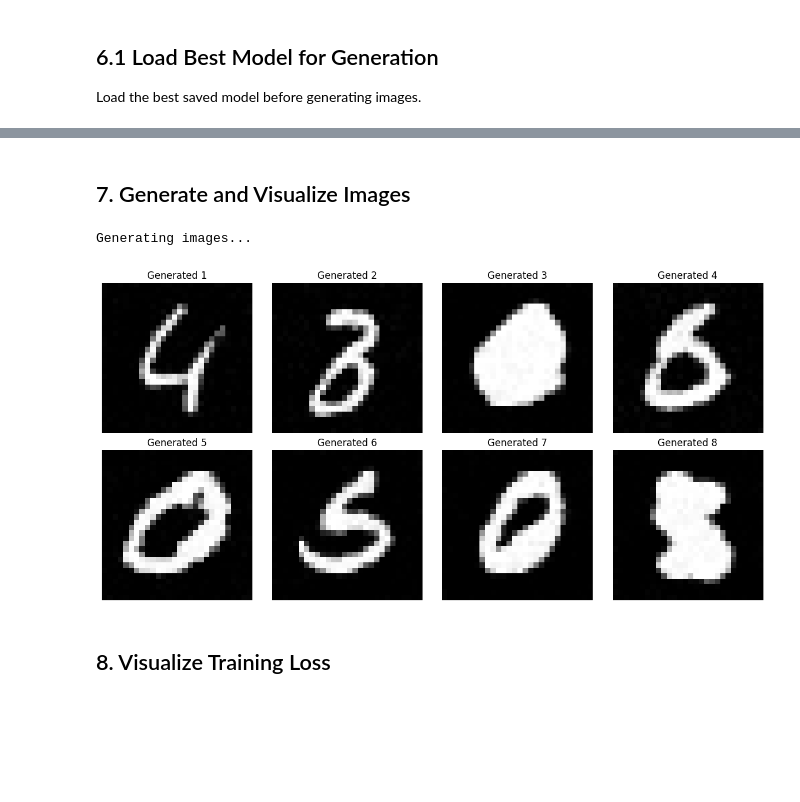
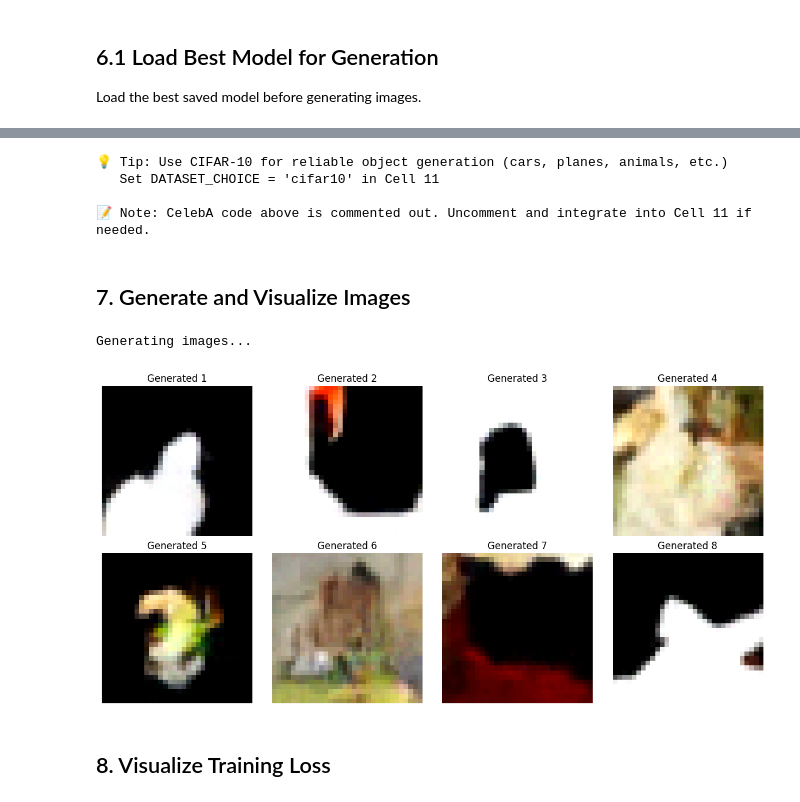
Before and after one commit to arcy405/diffusionModelScratch, a Jupyter notebook: diffusionModel.ipynb, the cells around one changed output, grey strips where cells are left out. Cells and saved outputs as stored; diff of their text form; code cells hidden in the pictures; blank space fills up the shorter version.

Commit message:
a DDPM-style diffusion model implemented from scratch using PyTorch primitives

```diff
--- a/diffusionModel.ipynb
+++ b/diffusionModel.ipynb
@@ -499,29 +758,80 @@ else:
+# %%
+# Optional: CelebA Dataset (Faces)
+# NOTE: CelebA download from Google Drive often fails due to rate limits.
+# If you get a "Too many users" error, try again later or download manually.
+
+# To use CelebA, add this code block to Cell 11's dataset selection section:
+# Replace the existing if/else with:
+#
+# if DATASET_CHOICE == 'cifar10':
+#     # ... existing CIFAR-10 code ...
+# elif DATASET_CHOICE == 'celeba':
+#     try:
+#         from torchvision.datasets import CelebA
+#         transform = transforms.Compose([
+#             transforms.Resize((64, 64)),
+#             transforms.ToTensor(),
+#             transforms.Normalize((0.5, 0.5, 0.5), (0.5, 0.5, 0.5))
+#         ])
+#         dataset = CelebA(root="./data", split="train", transform=transform, download=True)
+#         model = SimpleUNet(c_in=3, c_out=3).to(device)
+#         IMAGE_SIZE = 64
+#         IMAGE_CHANNELS = 3
+#         batch_size = 16  # Smaller batch for larger images
+#     except Exception as e:
+#         print(f"Error downloading CelebA: {e}")
+#         print("CelebA download often fails due to Google Drive rate limits.")
+#         print("Try again later or download manually from:")
+#         print("https://drive.google.com/drive/folders/0B7EVK8r0v71pZjFTYXZWM3FlRnM")
+#         raise
+# else:  # MNIST
+#     # ... existing MNIST code ...
+
+# For now, use CIFAR-10 instead - it's more reliable and still generates meaningful images!
+print("💡 Tip: Use CIFAR-10 for reliable object generation (cars, planes, animals, etc.)")
+print("   Set DATASET_CHOICE = 'cifar10' in Cell 11")
+print("\n📝 Note: CelebA code above is commented out. Uncomment and integrate into Cell 11 if needed.")
+# %% [output]
+💡 Tip: Use CIFAR-10 for reliable object generation (cars, planes, animals, etc.)
+   Set DATASET_CHOICE = 'cifar10' in Cell 11
+
+📝 Note: CelebA code above is commented out. Uncomment and integrate into Cell 11 if needed.
 # %% [markdown]
 ## 7. Generate and Visualize Images
 # %%
 # Generate images
 print("Generating images...")
-generated = sample(model, (8, 1, 28, 28), device)
+generated = sample(model, (8, IMAGE_CHANNELS, IMAGE_SIZE, IMAGE_SIZE), device)
 
 # Denormalize for visualization
 generated = (generated + 1) / 2  # From [-1, 1] to [0, 1]
 generated = torch.clamp(generated, 0, 1)
 
 # Visualize
 fig, axes = plt.subplots(2, 4, figsize=(12, 6))
 axes = axes.flatten()
 
 for i in range(8):
-    img = generated[i].squeeze().cpu().numpy()
-    axes[i].imshow(img, cmap='gray')
+    img = generated[i].cpu().numpy()
+
+    # Handle different channel formats
+    if IMAGE_CHANNELS == 1:
+        # Grayscale: [1, H, W] -> [H, W]
+        img = img.squeeze(0)
+        axes[i].imshow(img, cmap='gray')
+    else:
+        # RGB: [C, H, W] -> [H, W, C]
+        img = img.transpose(1, 2, 0)
+        axes[i].imshow(img)
+
     axes[i].axis('off')
     axes[i].set_title(f'Generated {i+1}')
 
 plt.tight_layout()
 plt.show()
 # %% [output]
 Generating images...
-[figure, old version]
+[figure, new version]
 # %% [markdown]
 ## 8. Visualize Training Loss
 # %%
```
Also changed, not shown: parts of 15 cells of this notebook.
